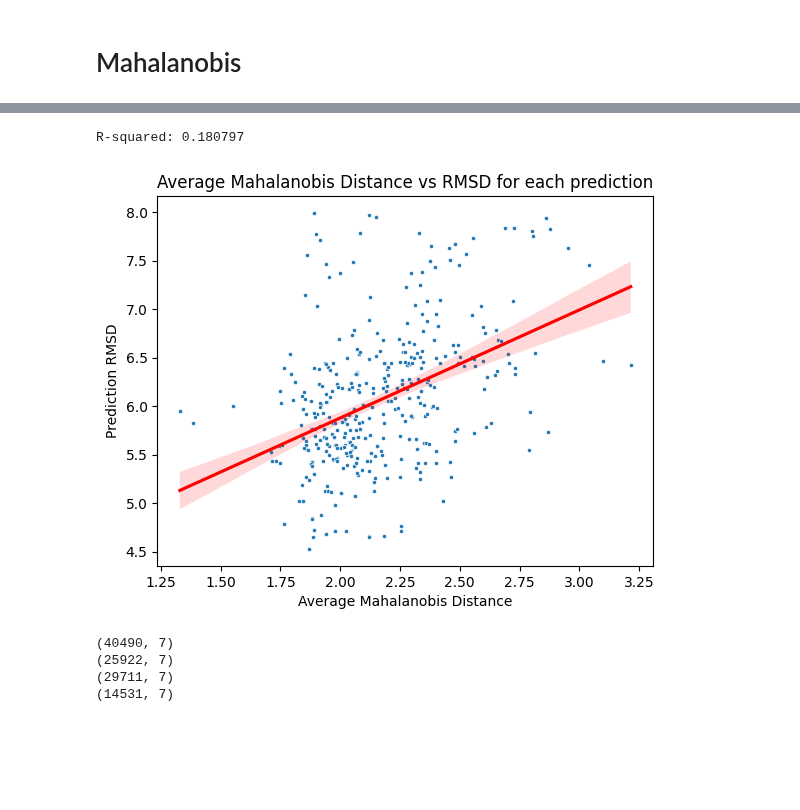
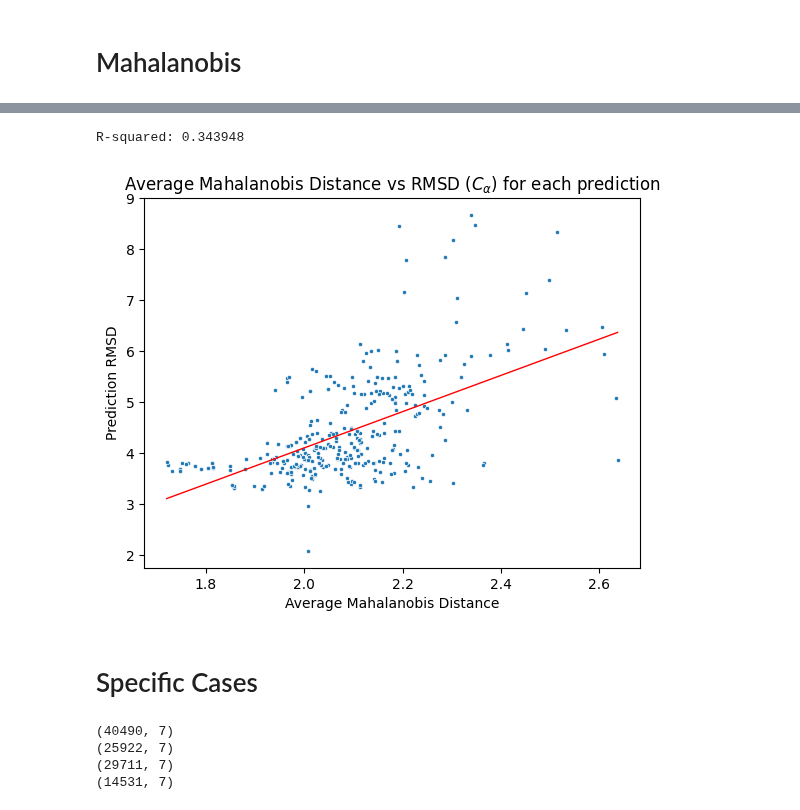
Before and after one commit to Musa-Azeem/protein-dihedral-visualization, a Jupyter notebook: casp.ipynb, the cells around one changed output, grey strips where cells are left out. Saved outputs shown, nothing was run; the diff lists cells and outputs as text; code cells hidden in the pictures; blank space fills up the shorter version.

```diff
--- a/casp.ipynb
+++ b/casp.ipynb
@@ -22,7 +24,9 @@ True
 # %%
 WINDOW_SIZE = 3
 PDBMINE_URL = os.getenv("PDBMINE_URL")
-casp_protein_id = 'T1032'
-casp_protein_id2 = 'T1032-D1'
-pdb_code = '6n64'
-alphafold_id = 'T1032TS427_1'
+casp_protein_id = 'T1024'
+casp_protein_id2 = 'T1024'
+pdb_code = '6t1z'
+alphafold_id = f'{casp_protein_id}TS427_1'
+outdir = Path(f'csvs/{casp_protein_id}')
+outdir.mkdir(exist_ok=False, parents=True)
@@ -581,5 +530,6 @@ xray_phi_psi.to_csv('xray_phi_psi_md.csv', index=False)
 # %%
-phi_psi_predictions = pd.read_csv('phi_psi_predictions_md.csv')
-xray_phi_psi = pd.read_csv('xray_phi_psi_md.csv')
+eps=10
+phi_psi_predictions = pd.read_csv(outdir / f'phi_psi_predictions_md-eps{eps}.csv')
+xray_phi_psi = pd.read_csv(outdir / f'xray_phi_psi_md-eps{eps}.csv')
 # %%
 # Plot xray vs prediction md for each residue of one prediction
@@ -637,24 +564,29 @@ Name: protein_id, Length: 554, dtype: object
 # %%
 # Compare rmsd and mahalanobis distance
 import matplotlib.pyplot as plt
 from scipy.stats import linregress
-results['Model'] = results['Model'].apply(lambda x: x.split('-')[0])
-group_maha = phi_psi_predictions.groupby(['protein_id'], as_index=False).mean(numeric_only=True)#.sort_values('mahalanobis_dist').set_index('protein_id').dropna()
-group_maha = group_maha.merge(results[['Model', 'RMS_CA']], left_on='protein_id', right_on='Model', how='inner')
-group_maha = group_maha[group_maha.RMS_CA < 8].dropna()
-fig, ax = plt.subplots()
-sns.scatterplot(data=group_maha, x='md', y='RMS_CA', ax=ax, marker='.', legend=False)
-sns.regplot(data=group_maha, x='md', y='RMS_CA', ax=ax, scatter=False, color='red')
-ax.set_xlabel('Average Mahalanobis Distance')
-ax.set_ylabel('Prediction RMSD')
-ax.set_title('Average Mahalanobis Distance vs RMSD for each prediction')
-regr = linregress(group_maha.md, group_maha.RMS_CA)
-print(f"R-squared: {regr.rvalue**2:.6f}")
+
+def plot_md_vs_rmsd(rmsd_lim=50, md_lim=10):
+    results['Model'] = results['Model'].apply(lambda x: x.split('-')[0])
+    group_maha = phi_psi_predictions.groupby(['protein_id'], as_index=False).mean(numeric_only=True)#.sort_values('mahalanobis_dist').set_index('protein_id').dropna()
+    group_maha = group_maha.merge(results[['Model', 'RMS_CA']], left_on='protein_id', right_on='Model', how='inner')
+    group_maha = group_maha[(group_maha.RMS_CA < rmsd_lim) * (group_maha.md < md_lim)].dropna()
+    fig, ax = plt.subplots()
+    sns.scatterplot(data=group_maha, x='md', y='RMS_CA', ax=ax, marker='.', legend=False)
+    sns.regplot(data=group_maha, x='md', y='RMS_CA', ax=ax, ci=False, scatter=False, color='red', line_kws={'lw':1}, label='Regression Line')
+    ax.set_xlabel('Average Mahalanobis Distance')
+    ax.set_ylabel('Prediction RMSD')
+    ax.set_title(r'Average Mahalanobis Distance vs RMSD ($C_{\alpha}$) for each prediction')
+    regr = linregress(group_maha.md, group_maha.RMS_CA)
+    print(f"R-squared: {regr.rvalue**2:.6f}")
+plot_md_vs_rmsd(9, 2.75)
 # ax.set_xlim((0.8,1.4))
 # ax.set_ylim((0,6))
 # %% [output]
-R-squared: 0.180797
+R-squared: 0.343948
-[figure, old version]
+[figure, new version]
+# %% [markdown]
+# Specific Cases
 # %%
 # plot dists with highest mahalanobis distance for alphafold
 phi_psi_alpha = phi_psi_predictions[phi_psi_predictions.protein_id == alphafold_id]
```
Also changed, not shown: parts of 21 cells of this notebook.
